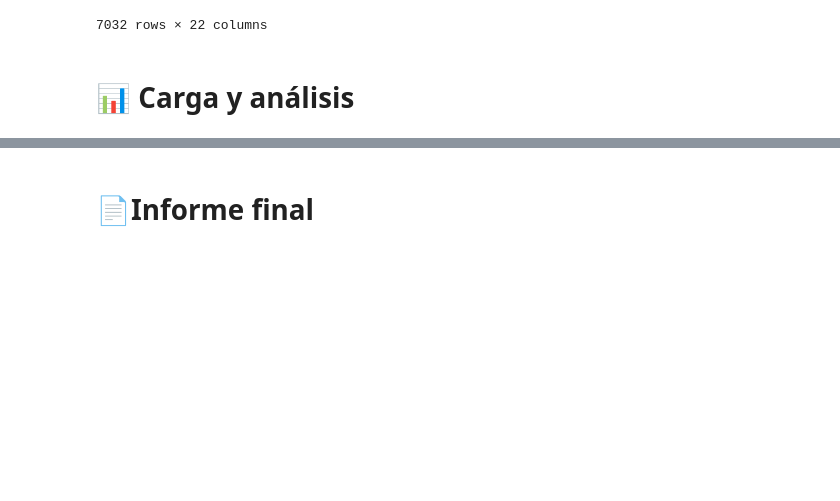
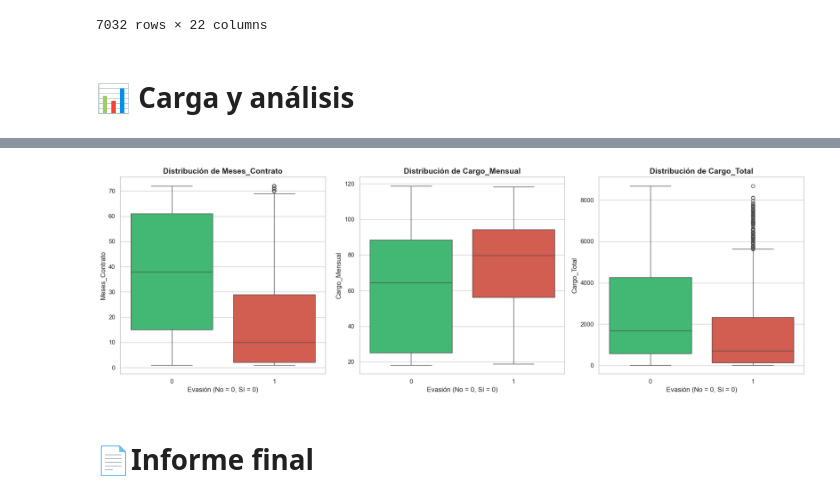
Before and after one commit to Fernando5899/Telecom_X, a Jupyter notebook: TelecomX_LATAM.ipynb, the cells around one changed output, grey strips where cells are left out. Drawn from its saved outputs; the diff is of its cells as text; code cells hidden in the pictures; blank space fills up the shorter version.

```diff
--- a/TelecomX_LATAM.ipynb
+++ b/TelecomX_LATAM.ipynb
@@ -307,2 +395,31 @@ df_normalizado
+# %%
+# Configuramos el estilo
+sns.set_theme(style="whitegrid")
+
+# Variables numéricas clave de Telecom X
+variables_numericas = ['Meses_Contrato', 'Cargo_Mensual', 'Cargo_Total']
+
+# Creamos la figura
+fig, axes = plt.subplots(nrows=1, ncols=3, figsize=(18, 6))
+
+for i, col in enumerate(variables_numericas):
+    # La corrección: agregamos hue='Evasion' y legend=False
+    sns.boxplot(data=df_normalizado,
+                x='Evasion',
+                y=col,
+                hue='Evasion', # Ahora el color sabe que depende de la Evasión
+                palette=['#2ecc71', '#e74c3c'],
+                legend=False,   # Quitamos la leyenda para que no estorbe
+                ax=axes[i])
+
+    # Personalización
+    axes[i].set_title(f'Distribución de {col}', fontsize=14, fontweight='bold')
+    axes[i].set_xlabel('Evasión (No = 0, Sí = 0)')
+    axes[i].set_ylabel(col)
+
+plt.tight_layout()
+plt.show()
+# %% [output]
+[figure, added]
 # %% [markdown]
 # 📄Informe final
```
Also changed, not shown: parts of 6 cells of this notebook.
